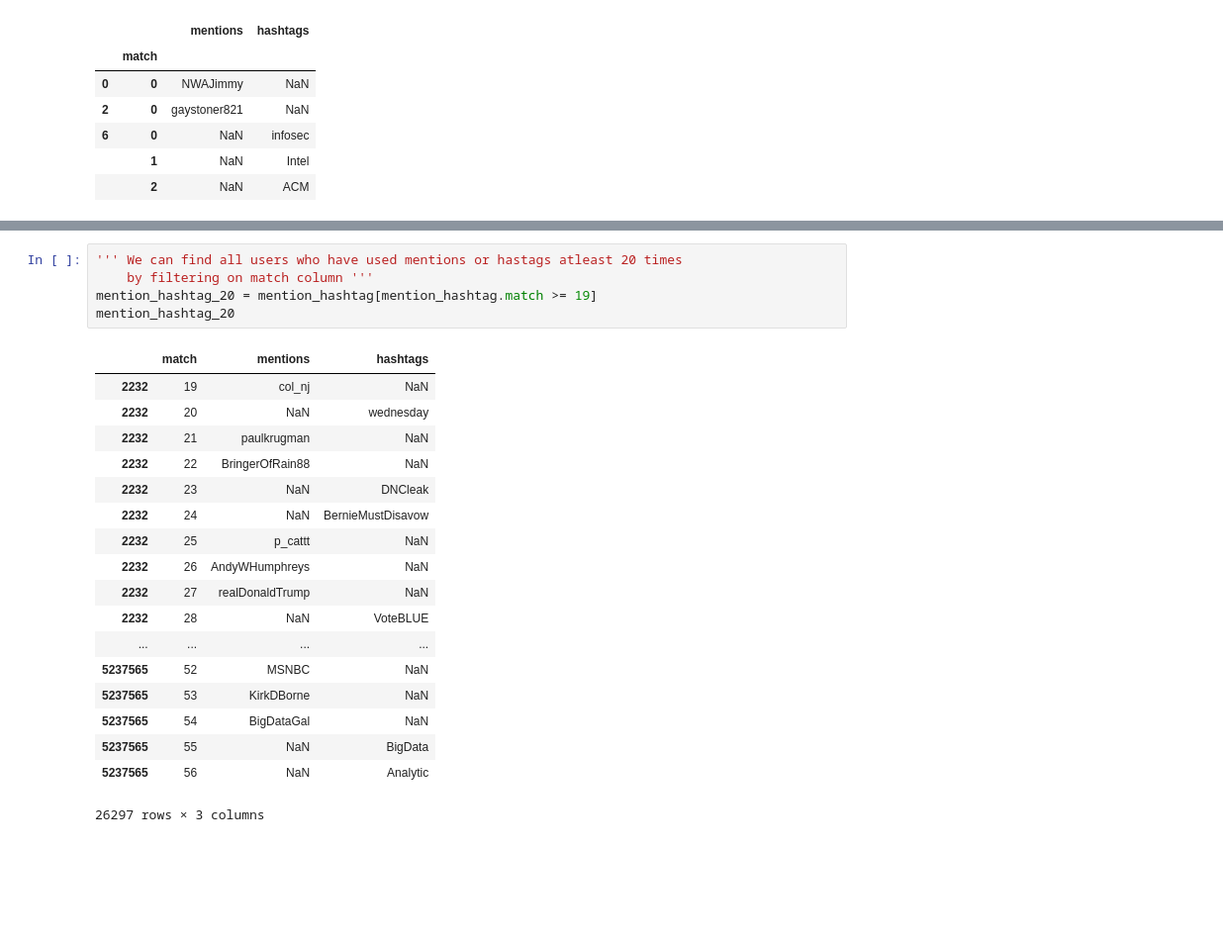
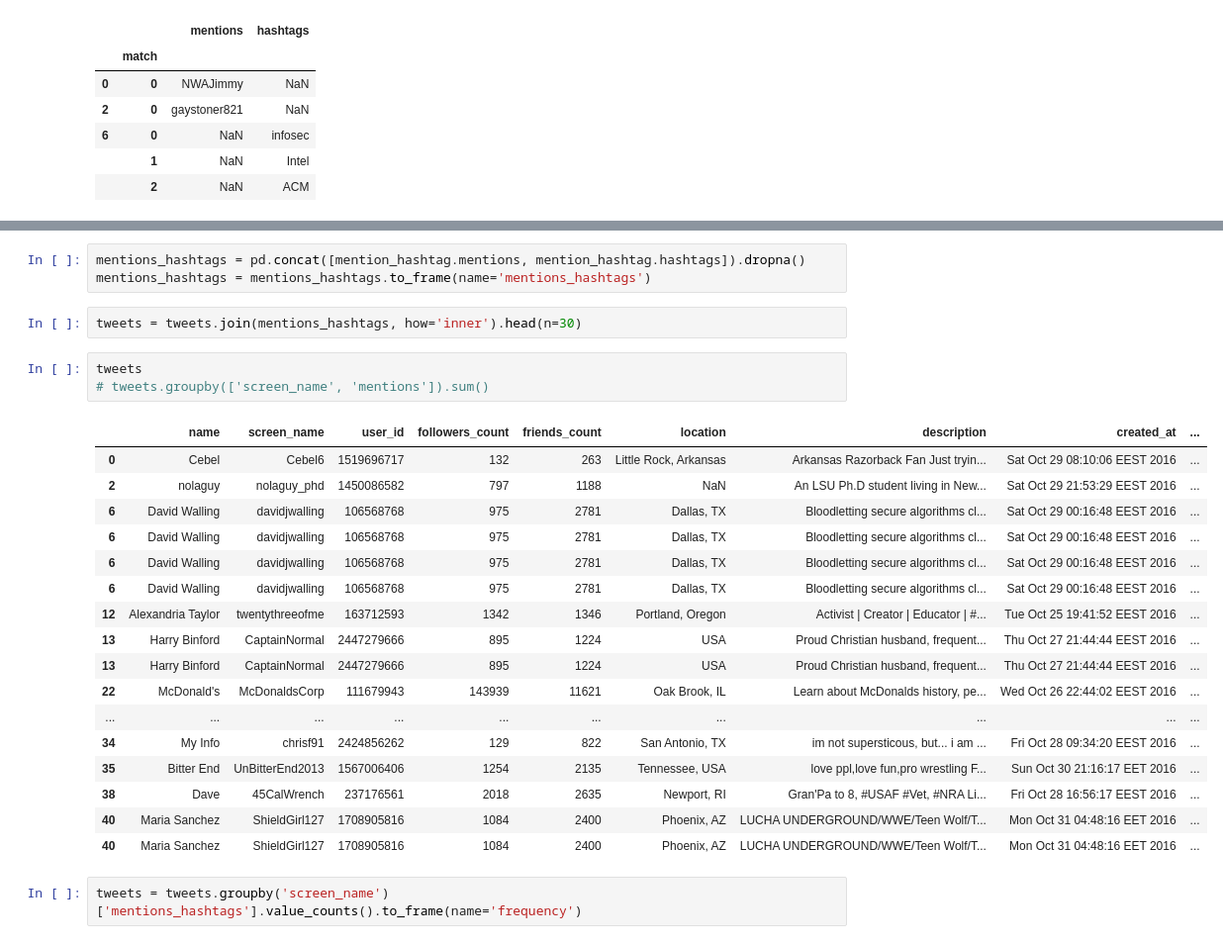
Before and after one commit to aaronenberg/clinton-trump-followers, a Jupyter notebook: csc177-project1.ipynb, the cells around one changed output, grey strips where cells are left out. Shown at 99% size. Saved outputs shown, nothing was run; the diff lists cells and outputs as text; blank space fills up the shorter version.

```diff
--- a/csc177-project1.ipynb
+++ b/csc177-project1.ipynb
@@ -112,24 +124,28 @@ mention_hashtag
-# %%
-''' We can find all users who have used mentions or hastags atleast 20 times
-    by filtering on match column '''
-mention_hashtag_20 = mention_hashtag[mention_hashtag.match >= 19]
-mention_hashtag_20
-# %% [output]
-|  | match | mentions | hashtags |
-| 2232 | 19 | col_nj | NaN |
-| 2232 | 20 | NaN | wednesday |
-| 2232 | 21 | paulkrugman | NaN |
-| 2232 | 22 | BringerOfRain88 | NaN |
-| 2232 | 23 | NaN | DNCleak |
-| 2232 | 24 | NaN | BernieMustDisavow |
-| 2232 | 25 | p_cattt | NaN |
-| 2232 | 26 | AndyWHumphreys | NaN |
-| 2232 | 27 | realDonaldTrump | NaN |
-| 2232 | 28 | NaN | VoteBLUE |
-| ... | ... | ... | ... |
-| 5237565 | 52 | MSNBC | NaN |
-| 5237565 | 53 | KirkDBorne | NaN |
-| 5237565 | 54 | BigDataGal | NaN |
-| 5237565 | 55 | NaN | BigData |
-| 5237565 | 56 | NaN | Analytic |
-26297 rows × 3 columns
+# %%
+mentions_hashtags = pd.concat([mention_hashtag.mentions, mention_hashtag.hashtags]).dropna()
+mentions_hashtags = mentions_hashtags.to_frame(name='mentions_hashtags')
+# %%
+tweets = tweets.join(mentions_hashtags, how='inner').head(n=30)
+# %%
+tweets
+# tweets.groupby(['screen_name', 'mentions']).sum()
+# %% [output]
+|  | name | screen_name | user_id | followers_count | friends_count | location | description | created_at | ... |
+| 0 | Cebel | Cebel6 | 1519696717 | 132 | 263 | Little Rock, Arkansas | Arkansas Razorback Fan Just tryin... | Sat Oct 29 08:10:06 EEST 2016 | ... |
+| 2 | nolaguy | nolaguy_phd | 1450086582 | 797 | 1188 | NaN | An LSU Ph.D student living in New... | Sat Oct 29 21:53:29 EEST 2016 | ... |
+| 6 | David Walling | davidjwalling | 106568768 | 975 | 2781 | Dallas, TX | Bloodletting secure algorithms cl... | Sat Oct 29 00:16:48 EEST 2016 | ... |
+| 6 | David Walling | davidjwalling | 106568768 | 975 | 2781 | Dallas, TX | Bloodletting secure algorithms cl... | Sat Oct 29 00:16:48 EEST 2016 | ... |
+| 6 | David Walling | davidjwalling | 106568768 | 975 | 2781 | Dallas, TX | Bloodletting secure algorithms cl... | Sat Oct 29 00:16:48 EEST 2016 | ... |
+| 6 | David Walling | davidjwalling | 106568768 | 975 | 2781 | Dallas, TX | Bloodletting secure algorithms cl... | Sat Oct 29 00:16:48 EEST 2016 | ... |
+| 12 | Alexandria Taylor | twentythreeofme | 163712593 | 1342 | 1346 | Portland, Oregon | Activist | Creator | Educator | #... | Tue Oct 25 19:41:52 EEST 2016 | ... |
+| 13 | Harry Binford | CaptainNormal | 2447279666 | 895 | 1224 | USA | Proud Christian husband, frequent... | Thu Oct 27 21:44:44 EEST 2016 | ... |
+| 13 | Harry Binford | CaptainNormal | 2447279666 | 895 | 1224 | USA | Proud Christian husband, frequent... | Thu Oct 27 21:44:44 EEST 2016 | ... |
+| 22 | McDonald's | McDonaldsCorp | 111679943 | 143939 | 11621 | Oak Brook, IL | Learn about McDonalds history, pe... | Wed Oct 26 22:44:02 EEST 2016 | ... |
+| ... | ... | ... | ... | ... | ... | ... | ... | ... | ... |
+| 34 | My Info | chrisf91 | 2424856262 | 129 | 822 | San Antonio, TX | im not supersticous, but... i am ... | Fri Oct 28 09:34:20 EEST 2016 | ... |
+| 35 | Bitter End | UnBitterEnd2013 | 1567006406 | 1254 | 2135 | Tennessee, USA | love ppl,love fun,pro wrestling F... | Sun Oct 30 21:16:17 EET 2016 | ... |
+| 38 | Dave | 45CalWrench | 237176561 | 2018 | 2635 | Newport, RI | Gran'Pa to 8, #USAF #Vet, #NRA Li... | Fri Oct 28 16:56:17 EEST 2016 | ... |
+| 40 | Maria Sanchez | ShieldGirl127 | 1708905816 | 1084 | 2400 | Phoenix, AZ | LUCHA UNDERGROUND/WWE/Teen Wolf/T... | Mon Oct 31 04:48:16 EET 2016 | ... |
+| 40 | Maria Sanchez | ShieldGirl127 | 1708905816 | 1084 | 2400 | Phoenix, AZ | LUCHA UNDERGROUND/WWE/Teen Wolf/T... | Mon Oct 31 04:48:16 EET 2016 | ... |
+# %%
+tweets = tweets.groupby('screen_name')['mentions_hashtags'].value_counts().to_frame(name='frequency')
```
Also changed, not shown: parts of 17 cells of this notebook.
